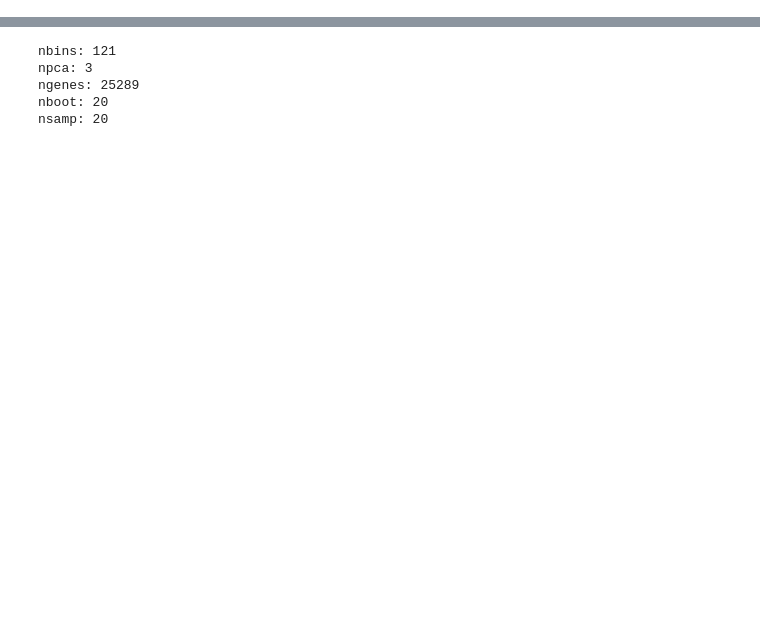
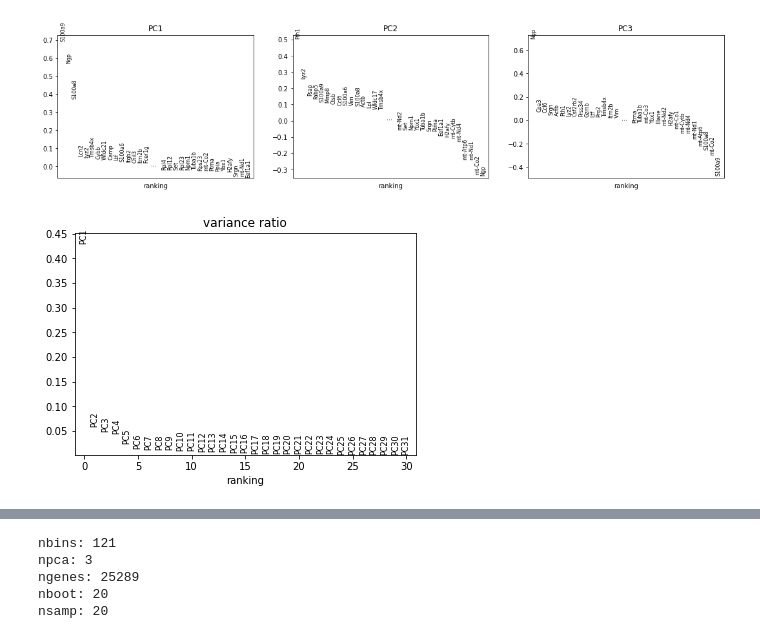
Before and after one commit to AddisonHowe/gexpParPCA, a Jupyter notebook: nb.ipynb, the cells around one changed output, grey strips where cells are left out. Cells and saved outputs as stored; diff of their text form; code cells hidden in the pictures; blank space fills up the shorter version.

```diff
--- a/nb.ipynb
+++ b/nb.ipynb
@@ -26,0 +91,3 @@ gnames = np.genfromtxt(gnames_fname, dtype=str)
+# %%
+sc.pl.pca_overview(adata, save="_scanpy.png")
+# %% [output]
@@ -26,0 +95,2 @@ gnames = np.genfromtxt(gnames_fname, dtype=str)
+[figure, added]
+[figure, added]
```
Also changed, not shown: parts of 23 cells of this notebook.
